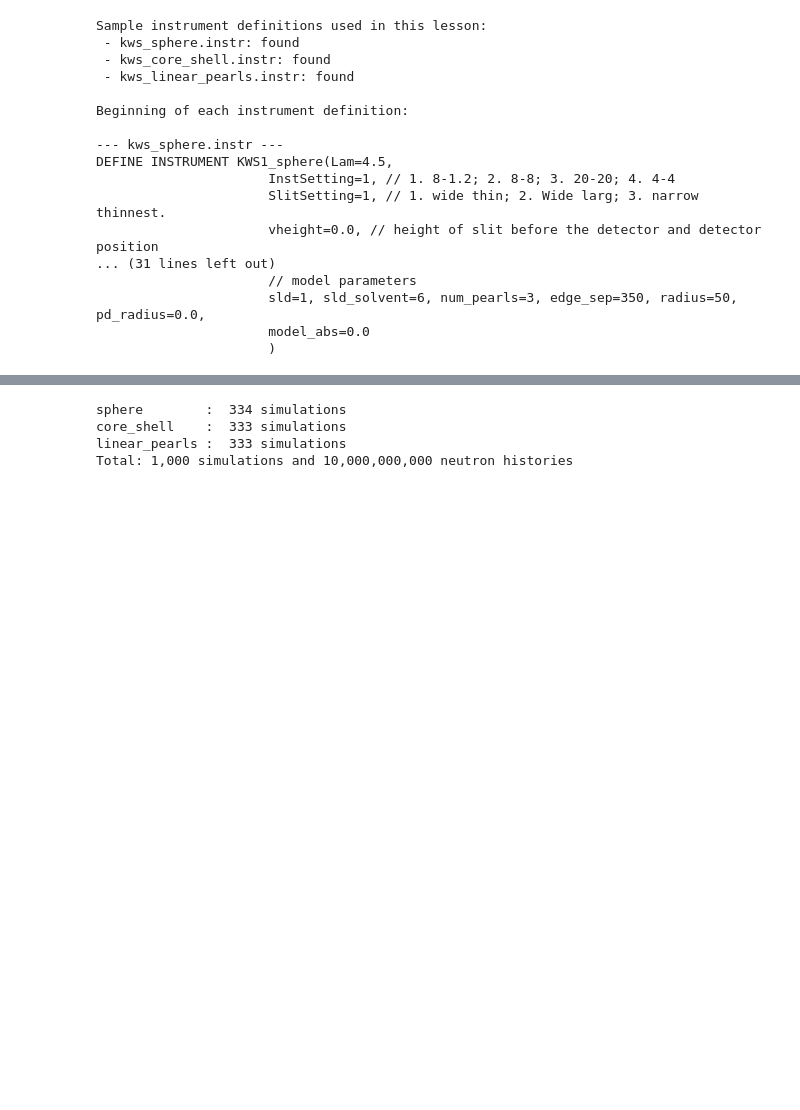
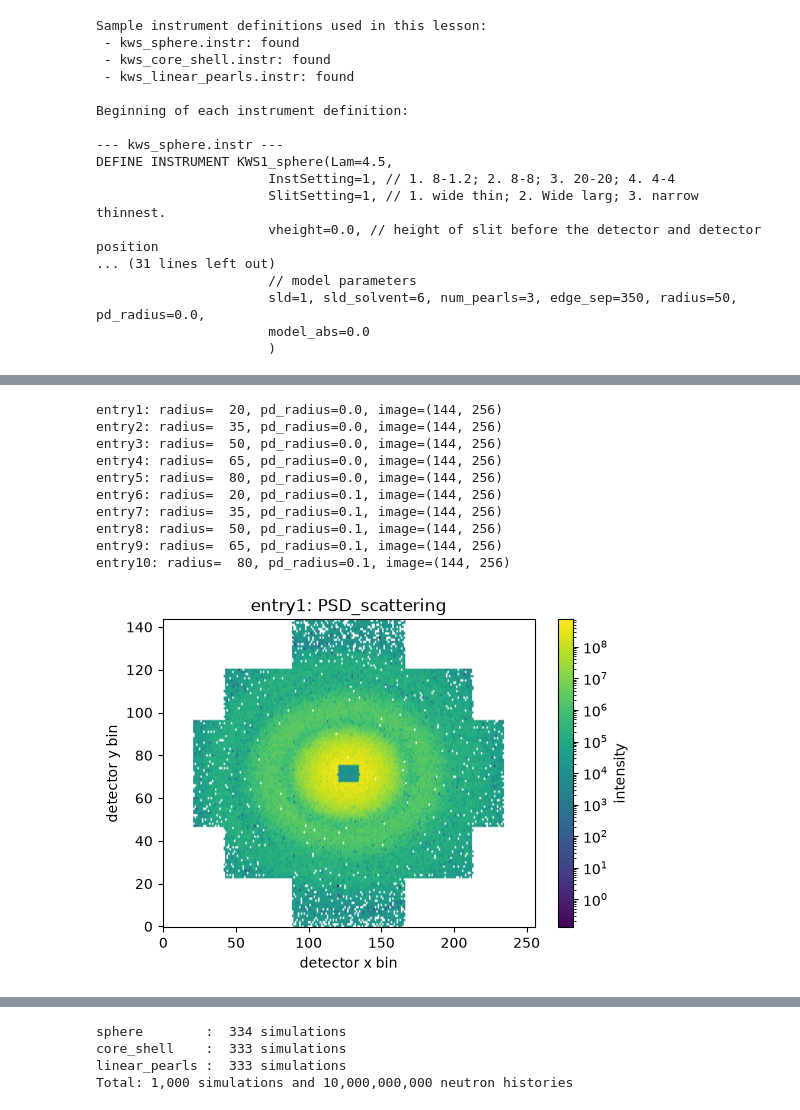
Before and after one commit to mccode-dev/PaNRAID, a Jupyter notebook: 22_September_Tuesday/05_afternoon_data_generation/01_dataset_generation.ipynb, the cells around one changed output, grey strips where cells are left out. Saved outputs shown, nothing was run; the diff lists cells and outputs as text; code cells hidden in the pictures; blank space fills up the shorter version.

Commit message:
add cartesian sweep with mcrun

```diff
--- a/22_September_Tuesday/05_afternoon_data_generation/01_dataset_generation.ipynb
+++ b/22_September_Tuesday/05_afternoon_data_generation/01_dataset_generation.ipynb
@@ -144,0 +175,9 @@ We will choose the total number of simulations we want in the database `N_SIMULA
+# %%
+with h5py.File(sweep_file, 'r') as nexus:
+    entries = [name for name in nexus if name.startswith('entry')]
+    print(f'{len(entries)} simulations: {entries} \n')
+    print('Contents of the first entry:')
+    nexus[entries[0]].visititems(
+        lambda name, obj: print(f'{name:60s} {obj.shape} {obj.dtype}')
+        if isinstance(obj, h5py.Dataset) else None
+    )
@@ -144,0 +202,36 @@ We will choose the total number of simulations we want in the database `N_SIMULA
+# %%
+# Read the scanned parameters and one detector image from every simulation.
+with h5py.File(sweep_file, 'r') as nexus:
+    entries = sorted(
+        (name for name in nexus if name.startswith('entry')),
+        key=lambda name: int(name.removeprefix('entry')),
+    )
+    for entry_name in entries:
+        entry = nexus[entry_name]
+
+        radius = float(entry["simulation/Param/radius"].asstr()[0])
+        pd_radius = float(entry["simulation/Param/pd_radius"].asstr()[0])
+        image = entry["data/PSD_scattering_psd/data"][()]
+        print(f'{entry_name}: radius={radius:4.0f}, pd_radius={pd_radius:.1f}, image={image.shape}')
+
+    plot_image = nexus["entry1/data/PSD_scattering_psd/data"][()]
+
+plt.figure(figsize=(6, 4))
+plt.imshow(plot_image, origin='lower', aspect='auto', norm='log')
+plt.colorbar(label='intensity')
+plt.title(f'{entries[0]}: PSD_scattering')
+plt.xlabel('detector x bin')
+plt.ylabel('detector y bin')
+plt.show()
+# %% [output]
+entry1: radius=  20, pd_radius=0.0, image=(144, 256)
+entry2: radius=  35, pd_radius=0.0, image=(144, 256)
+entry3: radius=  50, pd_radius=0.0, image=(144, 256)
+entry4: radius=  65, pd_radius=0.0, image=(144, 256)
+entry5: radius=  80, pd_radius=0.0, image=(144, 256)
+entry6: radius=  20, pd_radius=0.1, image=(144, 256)
+entry7: radius=  35, pd_radius=0.1, image=(144, 256)
+entry8: radius=  50, pd_radius=0.1, image=(144, 256)
+entry9: radius=  65, pd_radius=0.1, image=(144, 256)
+entry10: radius=  80, pd_radius=0.1, image=(144, 256)
+[figure, added]
```
Also changed, not shown: parts of 10 cells of this notebook.
